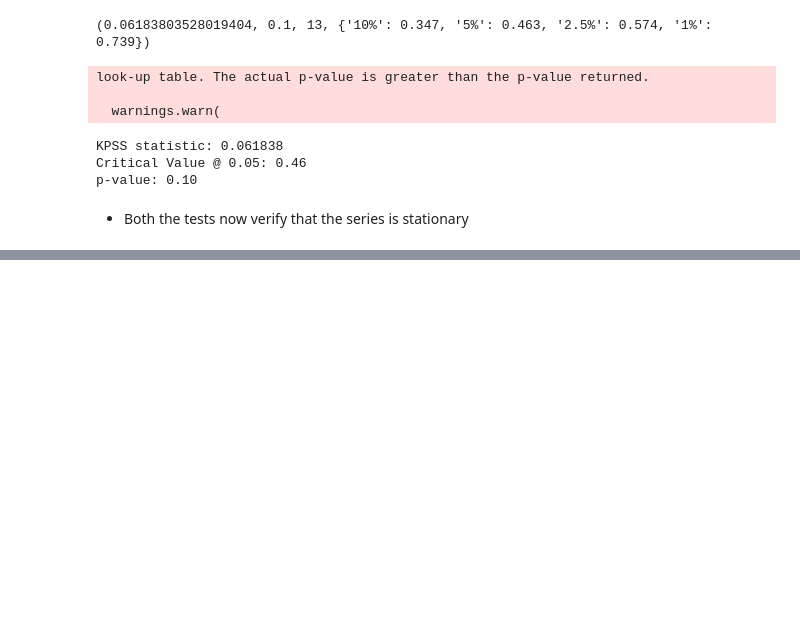
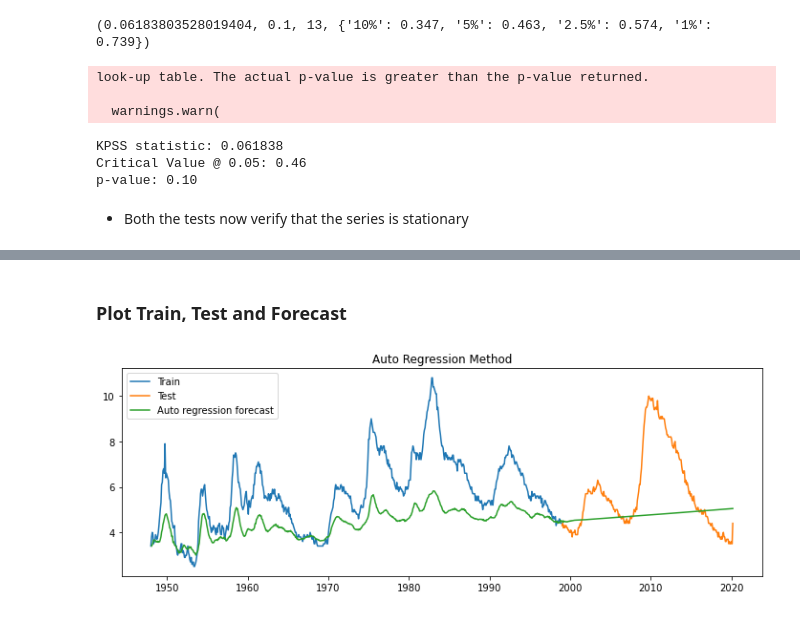
Before and after one commit to Rajdeep-personal/Learning_Time_Series, a Jupyter notebook: Untitled.ipynb, the cells around one changed output, grey strips where cells are left out. Drawn from its saved outputs; the diff is of its cells as text; code cells hidden in the pictures; blank space fills up the shorter version.

```diff
--- a/Untitled.ipynb
+++ b/Untitled.ipynb
@@ -855,0 +909,5 @@ p-value: 0.10
+# %%
+train_data_boxcox = data_boxcox[:train_len]
+test_data_boxcox = data_boxcox[train_len:]
+train_data_boxcox_diff = data_boxcox_diff[:train_len-1]
+test_data_box_diff = data_boxcox_diff[train_len-1:]
@@ -855,0 +916,5 @@ p-value: 0.10
+# %%
+from statsmodels.tsa.arima.model import ARIMA
+model = ARIMA(train_data_boxcox_diff, order=(12,0,0))  # building an AR(1) model
+model_fit = model.fit()
+print(model_fit.params)
@@ -855,0 +1010,4 @@ p-value: 0.10
+# %%
+# converting data_boxcox_diff to a dataframe
+
+data_boxcox_diff_df = pd.DataFrame(data_boxcox_diff,columns=['Difference Value'])
@@ -855,0 +1049,6 @@ p-value: 0.10
+# %%
+y_hat_ar_df = data_boxcox_diff_df.copy()
+y_hat_ar_df['ar_forecast_boxcox_diff'] = model_fit.predict(data_boxcox_diff_df.index.min(), data_boxcox_diff_df.index.max())
+y_hat_ar_df['ar_forecast_boxcox'] = y_hat_ar_df['ar_forecast_boxcox_diff'].cumsum()
+y_hat_ar_df['ar_forecast_boxcox'] = y_hat_ar_df['ar_forecast_boxcox'].add(data_boxcox[0])
+y_hat_ar_df['ar_forecast'] = np.exp(y_hat_ar_df['ar_forecast_boxcox'])
@@ -855,0 +1105,12 @@ p-value: 0.10
+# %% [markdown]
+### Plot Train, Test and Forecast
+# %%
+plt.figure(figsize=(12,4))
+plt.plot(train['Number'], label='Train')
+plt.plot(test['Number'], label='Test')
+plt.plot(y_hat_ar_df['ar_forecast'], label='Auto regression forecast')
+plt.legend(loc='best')
+plt.title('Auto Regression Method')
+plt.show()
+# %% [output]
+[figure, added]
```
Also changed, not shown: parts of 31 cells of this notebook.
